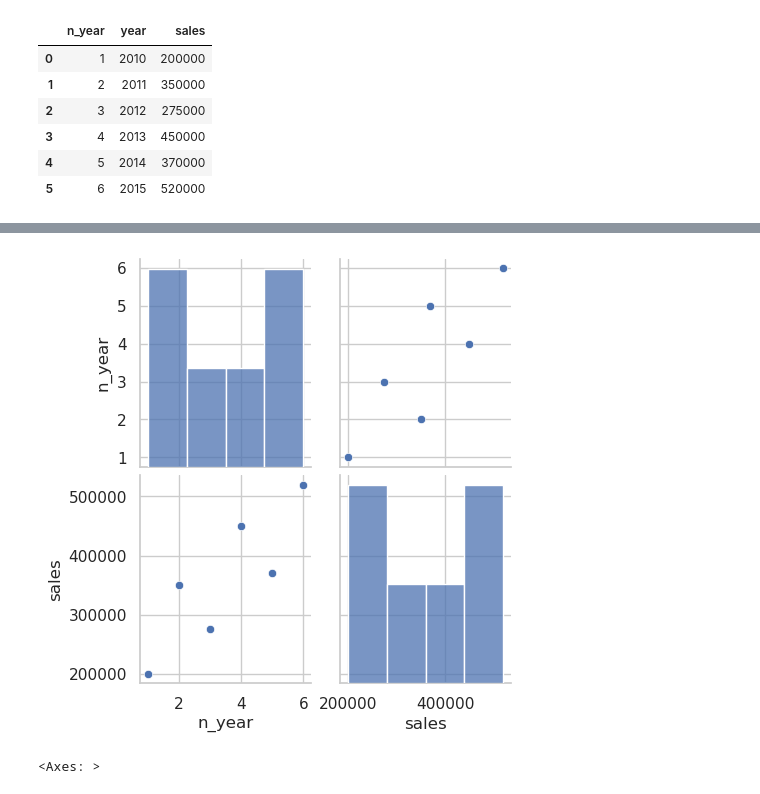
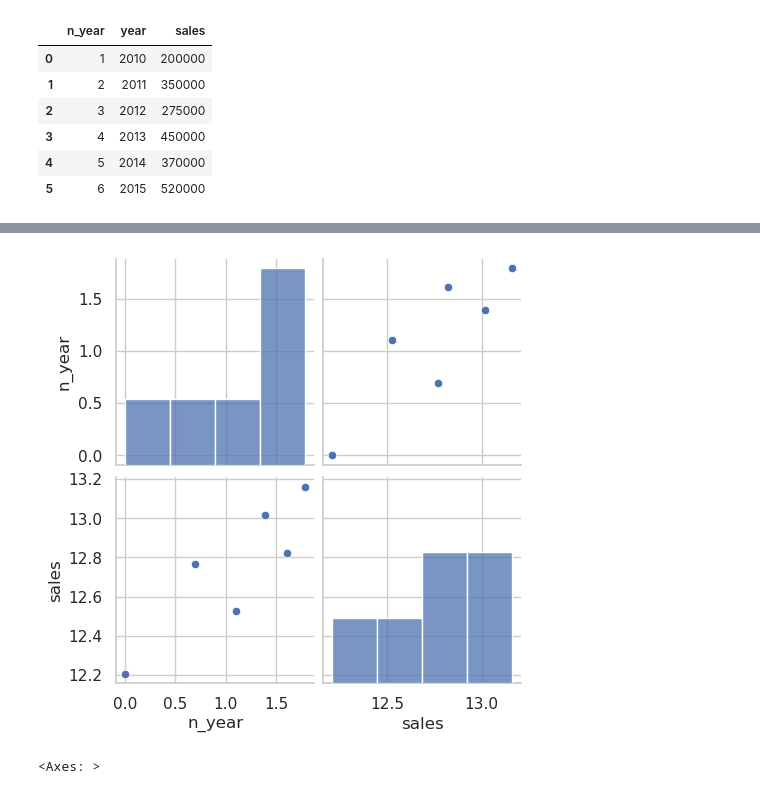
Before and after one commit to reduhq/Mercadotecnia, a Jupyter notebook: Mercadotecnia01.ipynb, the cells around one changed output, grey strips where cells are left out. Drawn from its saved outputs; the diff is of its cells as text; code cells hidden in the pictures.

```diff
--- a/Mercadotecnia01.ipynb
+++ b/Mercadotecnia01.ipynb
@@ -319,3 +334,14 @@ df
 | 3 | 4 | 2013 | 450000 |
 | 4 | 5 | 2014 | 370000 |
 | 5 | 6 | 2015 | 520000 |
+# %%
+import numpy as np
+
+X = np.array(df['n_year'])
+Y = np.array(df['sales'])
+
+log_x = np.log(X)
+log_y = np.log(Y)
+
+df_potential = pd.DataFrame({'n_year': log_x, 'sales': log_y})
+df_potential
@@ -322,11 +356,11 @@ df
 # %%
 import seaborn as sns
 import matplotlib.pyplot as plt
 sns.set(style="whitegrid", context="notebook")
 cols = ['n_year', 'sales']
-sns.pairplot(df[cols], height=2.5)
+sns.pairplot(df_potential[cols], height=2.5)
 plt.show()
 # %% [output]
-[figure, old version]
+[figure, new version]
 # %%
 import numpy as np
```
Also changed, not shown: parts of 17 cells of this notebook.
